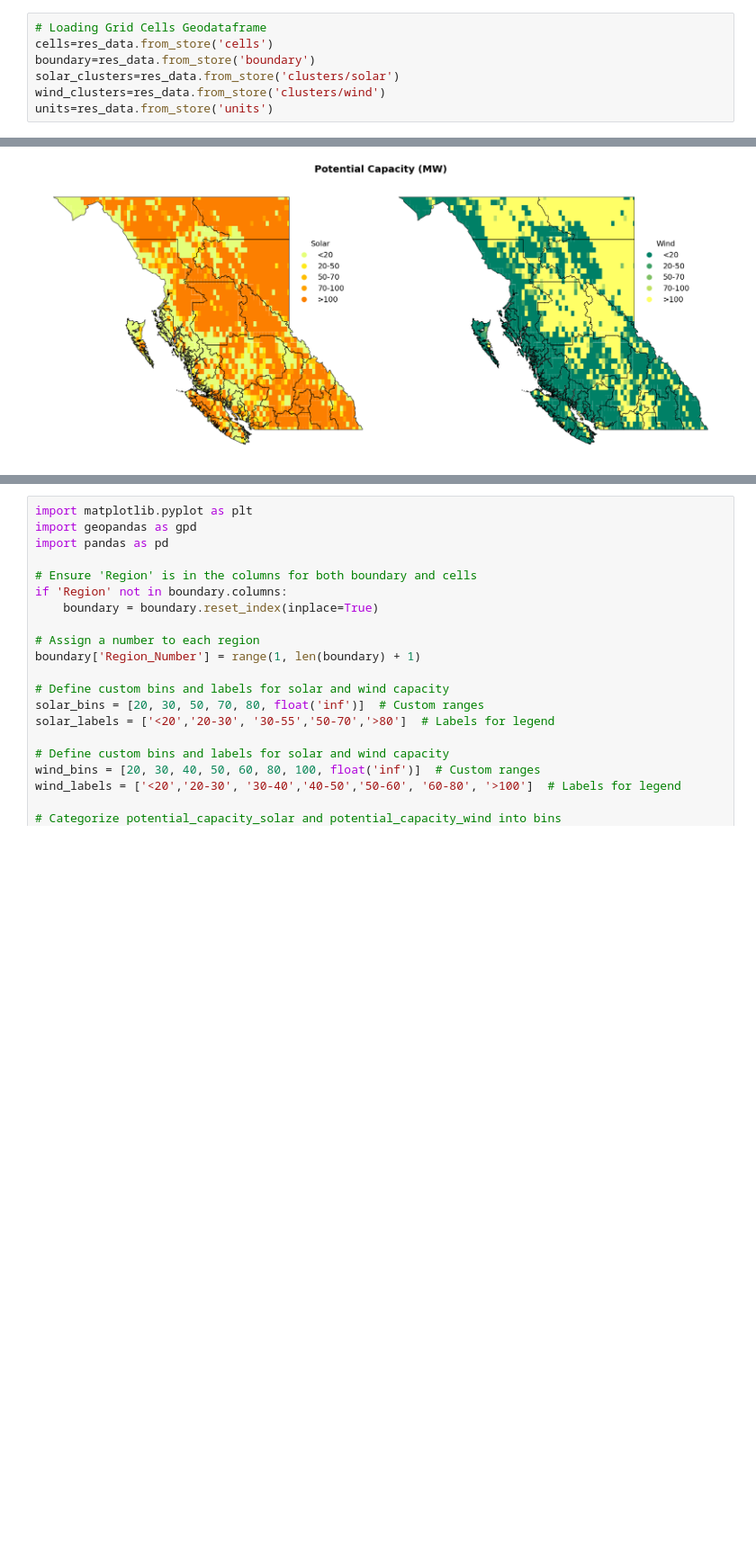
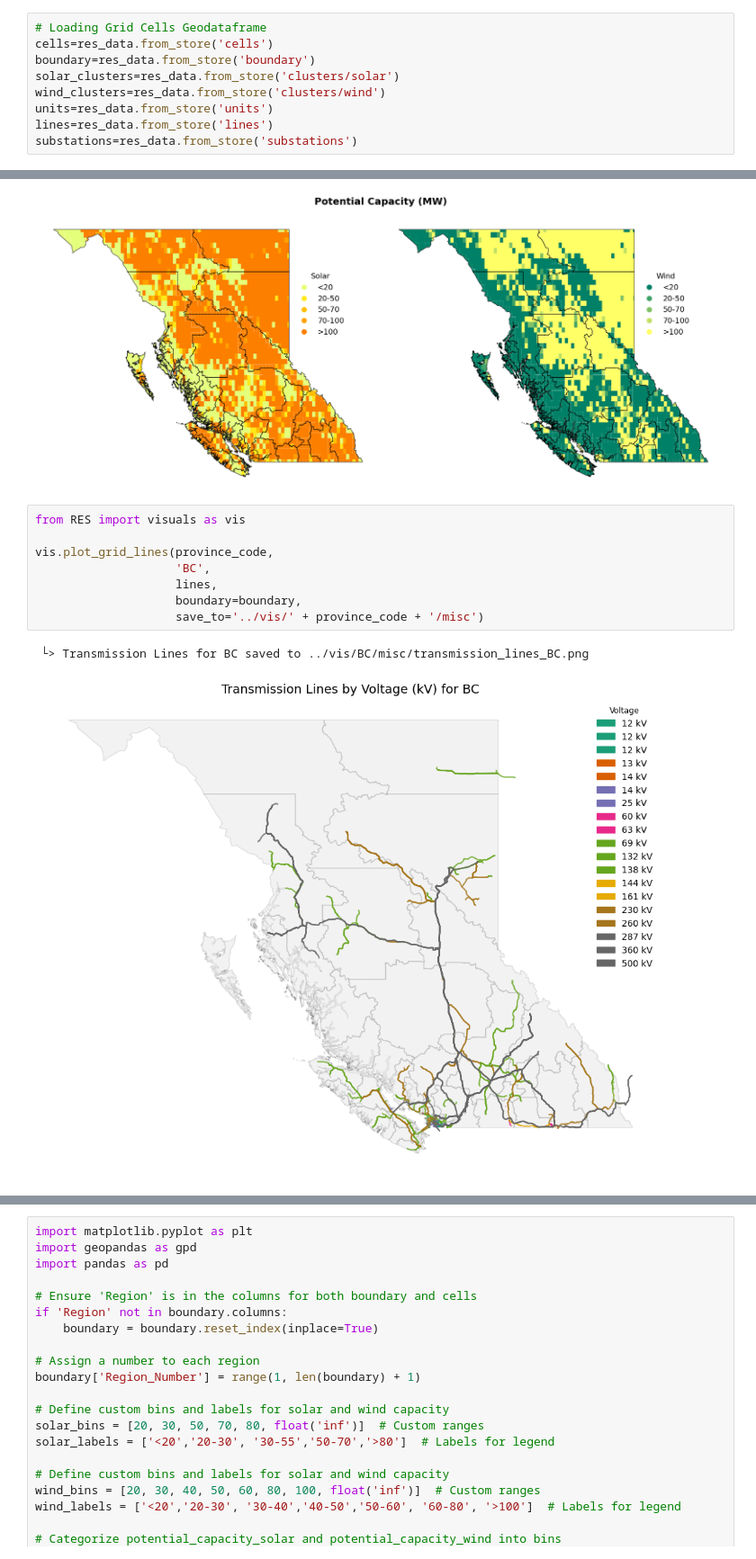
Before and after one commit to DeltaE/RESource, a Jupyter notebook: docs/source/notebooks/Store_explorer.ipynb, the cells around one changed output, grey strips where cells are left out. Shown at 90% size. Cells and saved outputs as stored; diff of their text form; blank space fills up the shorter version.

```diff
--- a/docs/source/notebooks/Store_explorer.ipynb
+++ b/docs/source/notebooks/Store_explorer.ipynb
@@ -64,6 +64,8 @@ boundary=res_data.from_store('boundary')
 solar_clusters=res_data.from_store('clusters/solar')
 wind_clusters=res_data.from_store('clusters/wind')
 units=res_data.from_store('units')
+lines=res_data.from_store('lines')
+substations=res_data.from_store('substations')
 # %%
 # vis.get_selected_vs_missed_visuals(cells,'BC','solar',10,0.15,100)
 # %%
@@ -142,6 +144,17 @@ plt.tight_layout()
 plt.show()
 # %% [output]
 [figure]
+# %%
+from RES import visuals as vis
+
+vis.plot_grid_lines(province_code,
+                    'BC',
+                    lines,
+                    boundary=boundary,
+                    save_to='../vis/' + province_code + '/misc')
+# %% [output]
+ └> Transmission Lines for BC saved to ../vis/BC/misc/transmission_lines_BC.png
+[figure, added]
 # %%
 import matplotlib.pyplot as plt
 import geopandas as gpd
```
Also changed, not shown: parts of 3 cells of this notebook, 52 other files.
